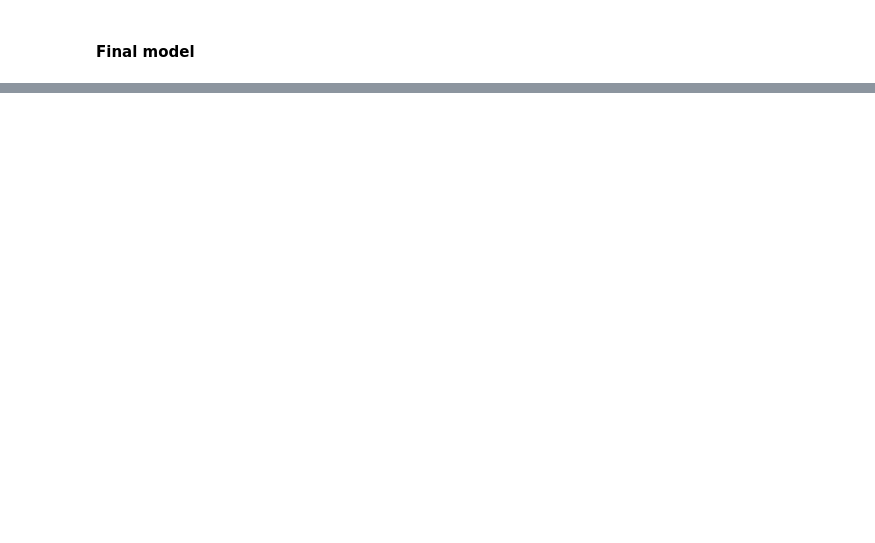
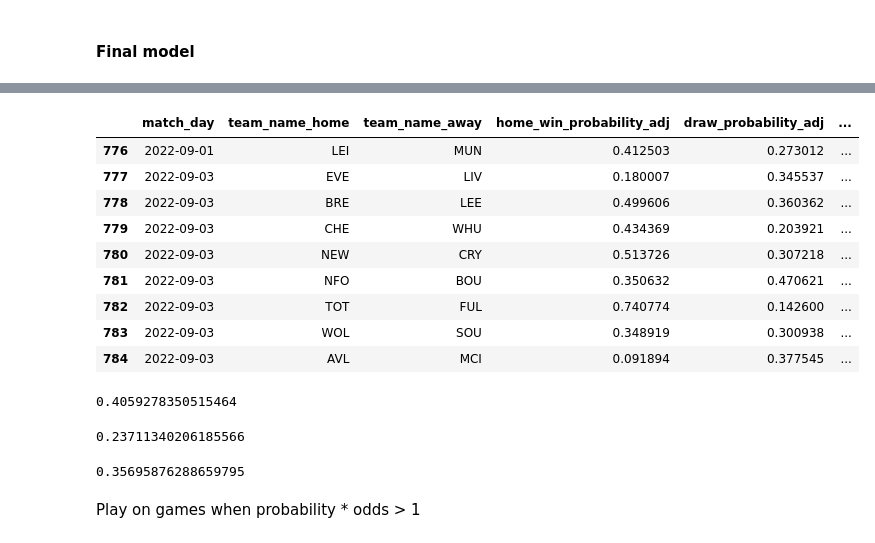
Before and after one commit to marcberg/game_prediction_with_FPL_data, a Jupyter notebook: Basic ML scikit-learn.ipynb, the cells around one changed output, grey strips where cells are left out. Saved outputs shown, nothing was run; the diff lists cells and outputs as text; code cells hidden in the pictures; blank space fills up the shorter version.

```diff
--- a/Basic ML scikit-learn.ipynb
+++ b/Basic ML scikit-learn.ipynb
@@ -274,0 +508,31 @@ result
+# %%
+result["home_win_probability_adj"] = result["home_win_probability"] / (result["home_win_probability"] + result["draw_probability"] + result["away_win_probability"])
+result["draw_probability_adj"] = result["draw_probability"] / (result["home_win_probability"] + result["draw_probability"] + result["away_win_probability"])
+result["away_win_probability_adj"] = result["away_win_probability"] / (result["home_win_probability"] + result["draw_probability"] + result["away_win_probability"])
+# %%
+result[["match_day", "team_name_home", "team_name_away", "home_win_probability_adj", "draw_probability_adj", "away_win_probability_adj"]]
+# %% [output]
+|  | match_day | team_name_home | team_name_away | home_win_probability_adj | draw_probability_adj | ... |
+| 776 | 2022-09-01 | LEI | MUN | 0.412503 | 0.273012 | ... |
+| 777 | 2022-09-03 | EVE | LIV | 0.180007 | 0.345537 | ... |
+| 778 | 2022-09-03 | BRE | LEE | 0.499606 | 0.360362 | ... |
+| 779 | 2022-09-03 | CHE | WHU | 0.434369 | 0.203921 | ... |
+| 780 | 2022-09-03 | NEW | CRY | 0.513726 | 0.307218 | ... |
+| 781 | 2022-09-03 | NFO | BOU | 0.350632 | 0.470621 | ... |
+| 782 | 2022-09-03 | TOT | FUL | 0.740774 | 0.142600 | ... |
+| 783 | 2022-09-03 | WOL | SOU | 0.348919 | 0.300938 | ... |
+| 784 | 2022-09-03 | AVL | MCI | 0.091894 | 0.377545 | ... |
+# %%
+X.result_home_win.mean()
+# %% [output]
+0.4059278350515464
+# %%
+X.result_draw.mean()
+# %% [output]
+0.23711340206185566
+# %%
+X.result_away_win.mean()
+# %% [output]
+0.35695876288659795
+# %% [markdown]
+Play on games when probability * odds > 1
```
Also changed, not shown: parts of 42 cells of this notebook, 1 other file.
